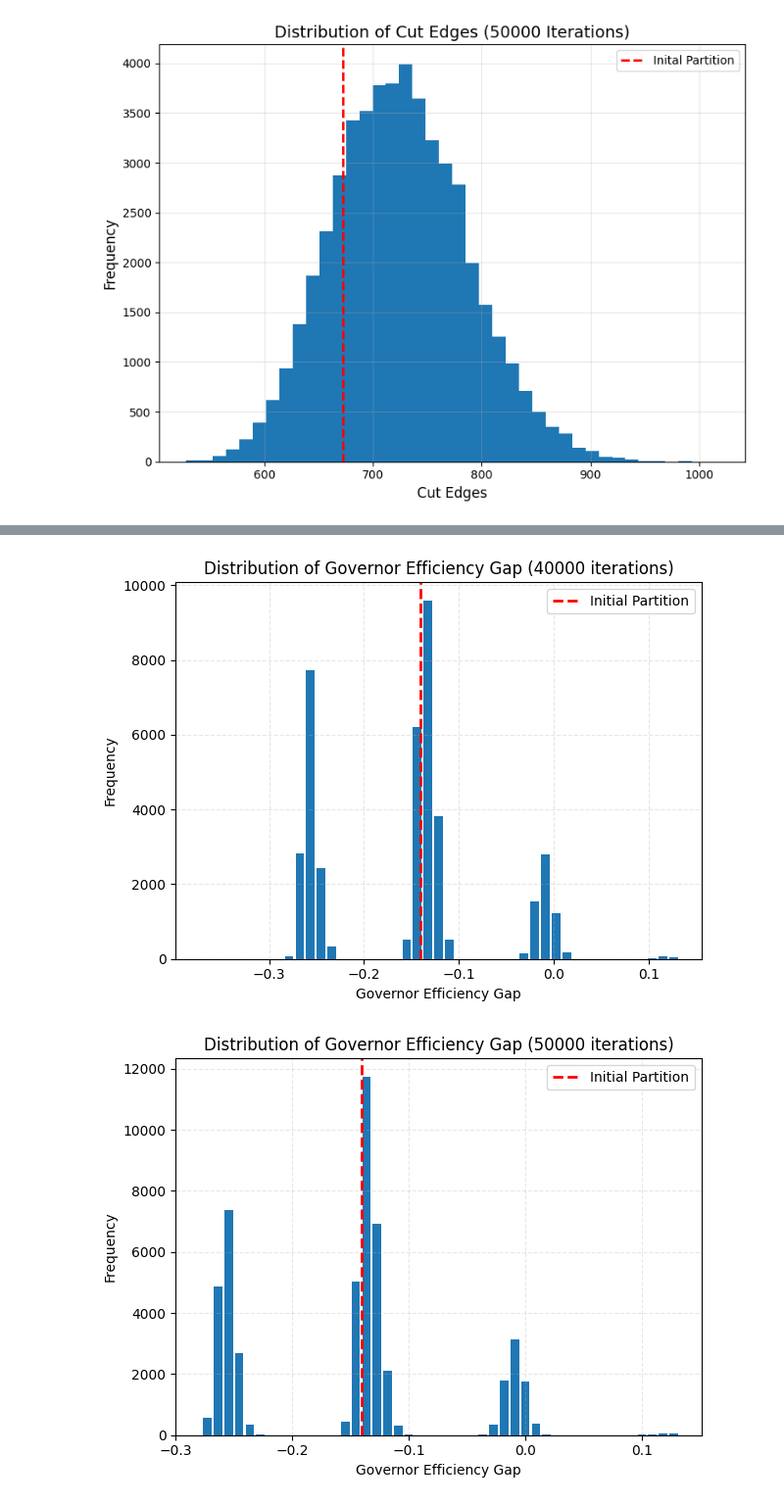
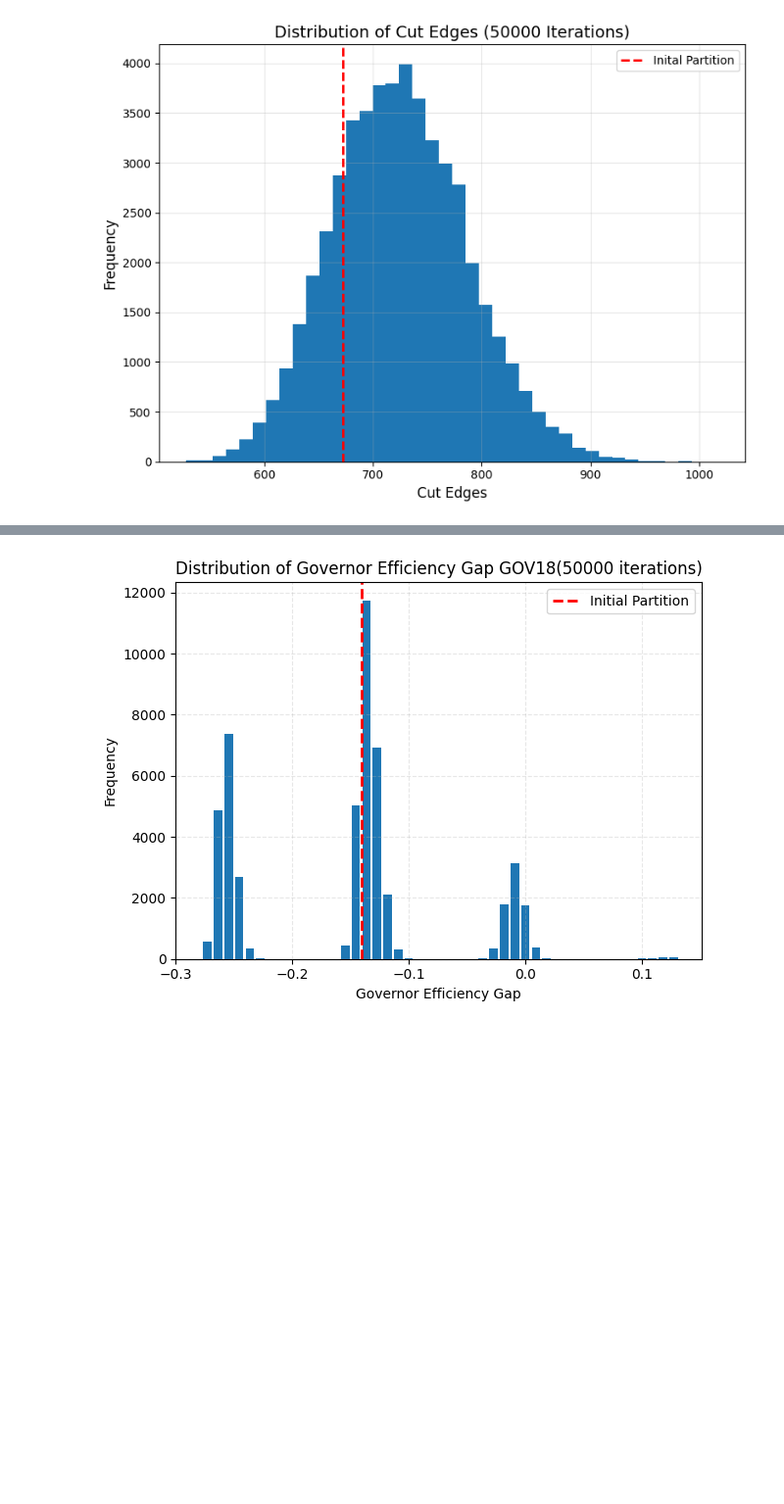
Before and after one commit to willystout/cs464_final_project, a Jupyter notebook: ensemble_results.ipynb, the cells around one changed output, grey strips where cells are left out. Shown: that part at 98% size. Saved outputs shown, nothing was run; the diff lists cells and outputs as text; code cells hidden in the pictures; blank space fills up the shorter version.

Commit message:
correct graphs once more

```diff
--- a/ensemble_results.ipynb
+++ b/ensemble_results.ipynb
@@ -255,27 +186,14 @@ plt.show()
 # %%
 bin_edges = np.arange(-0.35, 0.15, 0.1)
-plt.hist(markov_chain_40000["Governor Efficiency Gap"],bins=45, rwidth=0.8)
-plt.axvline(x=markov_chain_40000.iloc[0]["Governor Efficiency Gap"], color='red', linestyle='--', linewidth=2, label='Initial Partition')
-plt.title("Distribution of Governor Efficiency Gap (40000 iterations)")
+plt.hist(markov_chain_50000["Governor Efficiency Gap"],bins=45, rwidth=0.8)
+plt.axvline(x=markov_chain_50000.iloc[0]["Governor Efficiency Gap"], color='red', linestyle='--', linewidth=2, label='Initial Partition')
+plt.title("Distribution of Governor Efficiency Gap GOV18(50000 iterations)")
 plt.xlabel("Governor Efficiency Gap")
 plt.ylabel("Frequency")
 plt.xticks(np.arange(-0.3, 0.2, 0.1))  # Set x-ticks at the values you want displayed
 plt.grid(alpha=0.3, linestyle='--')
 plt.legend(loc='upper right')  # Add legend in top right
 plt.tight_layout()
 plt.show()
-
-bin_edges = np.arange(-0.35, 0.15, 0.1)
-plt.hist(markov_chain_50000["Governor Efficiency Gap"],bins=45, rwidth=0.8)
-plt.axvline(x=markov_chain_50000.iloc[0]["Governor Efficiency Gap"], color='red', linestyle='--', linewidth=2, label='Initial Partition')
-plt.title("Distribution of Governor Efficiency Gap (50000 iterations)")
-plt.xlabel("Governor Efficiency Gap")
-plt.ylabel("Frequency")
-plt.xticks(np.arange(-0.3, 0.2, 0.1))  # Set x-ticks at the values you want displayed
-plt.grid(alpha=0.3, linestyle='--')
-plt.legend(loc='upper right')  # Add legend in top right
-plt.tight_layout()
-plt.show()
 # %% [output]
-[figure, old version]
+[figure, new version]
-[figure, removed]
```
Also changed, not shown: parts of 5 cells of this notebook.
